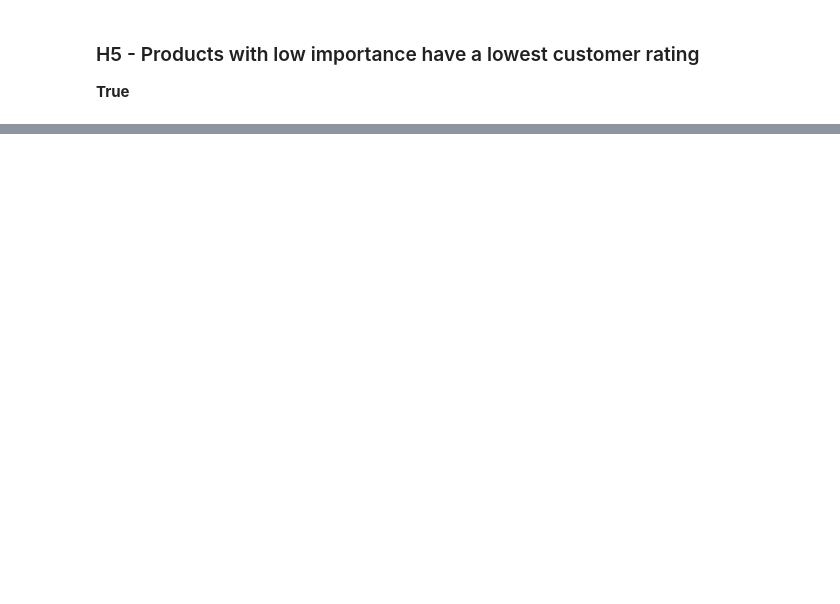
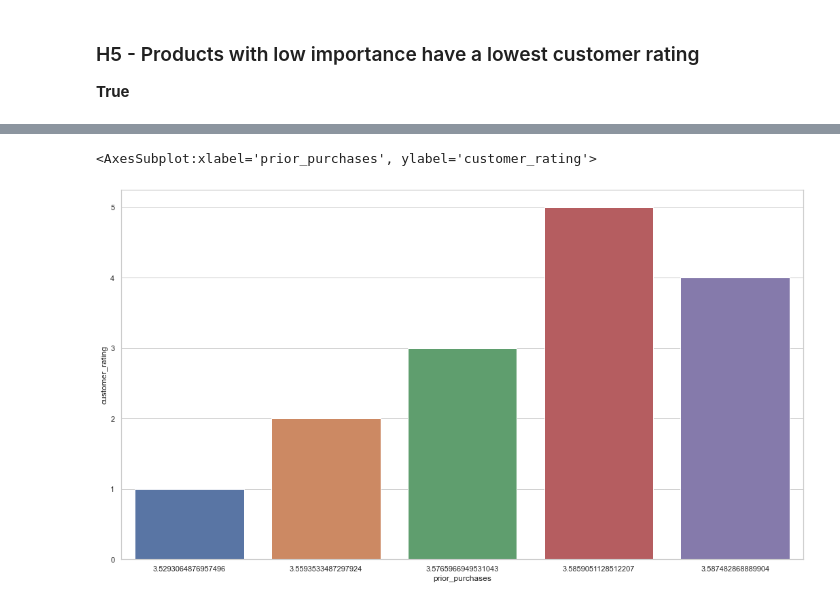
Before and after one commit to laertevasques/top1-Ecommerce-Insights-Project, a Jupyter notebook: Notebook/Top1_Insight_Projects_01.ipynb, the cells around one changed output, grey strips where cells are left out. Saved outputs shown, nothing was run; the diff lists cells and outputs as text; code cells hidden in the pictures; blank space fills up the shorter version.

```diff
--- a/Notebook/Top1_Insight_Projects_01.ipynb
+++ b/Notebook/Top1_Insight_Projects_01.ipynb
@@ -422,0 +475,7 @@ sns.barplot(x = 'product_importance', y = 'customer_rating', data = h)
+# %%
+h = df3[['prior_purchases', 'customer_rating']].groupby('customer_rating').mean().reset_index()
+plt.figure(figsize=(18,10))
+sns.barplot(x = 'prior_purchases', y = 'customer_rating', data = h)
+# %% [output]
+<AxesSubplot:xlabel='prior_purchases', ylabel='customer_rating'>
+[figure, added]
```
Also changed, not shown: parts of 12 cells of this notebook.
